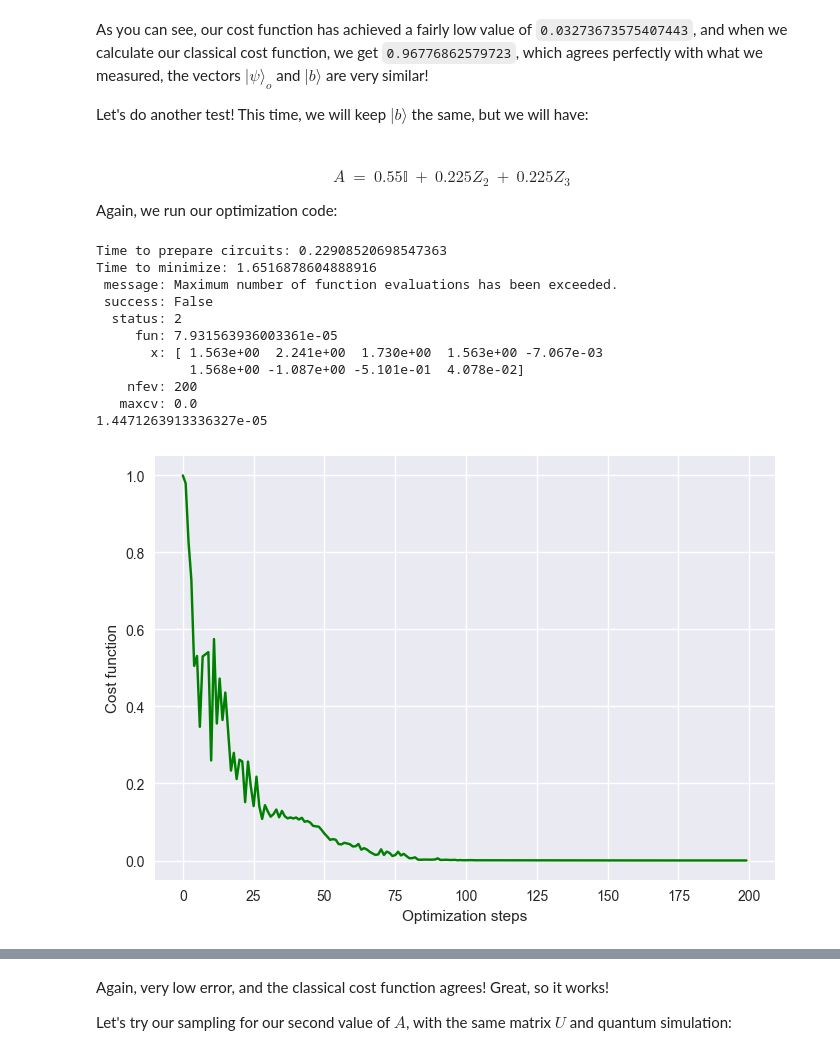
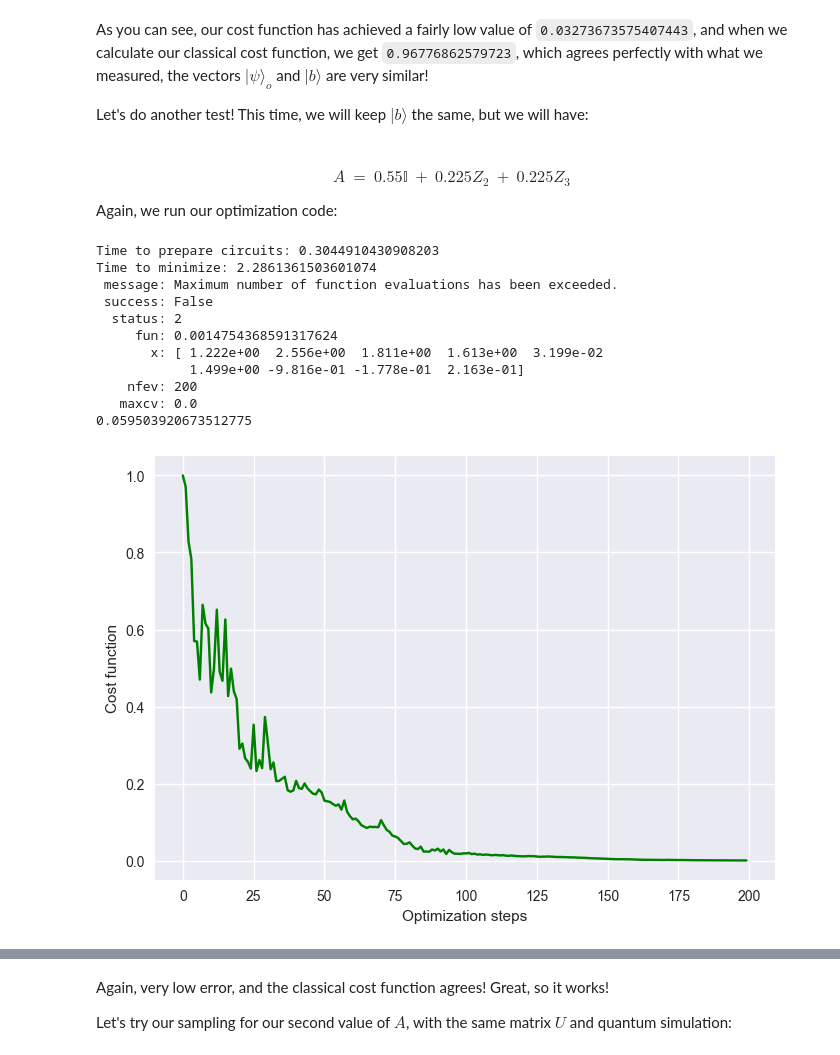
Before and after one commit to cezaris13/CourseWork, a Jupyter notebook: VQLS-QSVM-Implementation/vqls.ipynb, the cells around one changed output, grey strips where cells are left out. Saved outputs shown, nothing was run; the diff lists cells and outputs as text; code cells hidden in the pictures.

```diff
--- a/VQLS-QSVM-Implementation/vqls.ipynb
+++ b/VQLS-QSVM-Implementation/vqls.ipynb
@@ -411,35 +425,35 @@ $$A \ = \ 0.55 \mathbb{I} \ + \ 0.225 Z_2 \ + \ 0.225 Z_3$$
 
 Again, we run our optimization code:
 # %%
-bVector = getBArray([1, 1, 1, 1, 1, 1, 1, 1])
+bVector = getBArray([1, 1, 1, -1, 1, 1, 1, 1])
 A = createMatrixFromParameters([0.225, 0.225, 0.55], ["ZII", "IZI", "III"])
 
 pauliOp = SparsePauliOp.from_operator(A)
 paulis = pauliOp.paulis
 coefficientSet = getMatrixCoeffitients(pauliOp)
 
 outF = minimization(
     paulis=paulis,
     coefficientSet=coefficientSet,
     totalNeededQubits=pauliOp.num_qubits + 2,
     bVector=bVector,
     quantumSimulation=False,
 )
 circ = QuantumCircuit(pauliOp.num_qubits, pauliOp.num_qubits)
 o = ansatzTest(circ, outF)
 
 print(getApproximationValue(A, bVector, o))
 plotCost()
 # %% [output]
-Time to prepare circuits: 0.22908520698547363
-Time to minimize: 1.6516878604888916
+Time to prepare circuits: 0.3044910430908203
+Time to minimize: 2.2861361503601074
  message: Maximum number of function evaluations has been exceeded.
  success: False
   status: 2
-     fun: 7.931563936003361e-05
-       x: [ 1.563e+00  2.241e+00  1.730e+00  1.563e+00 -7.067e-03
-            1.568e+00 -1.087e+00 -5.101e-01  4.078e-02]
+     fun: 0.0014754368591317624
+       x: [ 1.222e+00  2.556e+00  1.811e+00  1.613e+00  3.199e-02
+            1.499e+00 -9.816e-01 -1.778e-01  2.163e-01]
     nfev: 200
    maxcv: 0.0
-1.4471263913336327e-05
+0.059503920673512775
-[figure, old version]
+[figure, new version]
```
Also changed, not shown: parts of 8 cells of this notebook, 5 other files.
